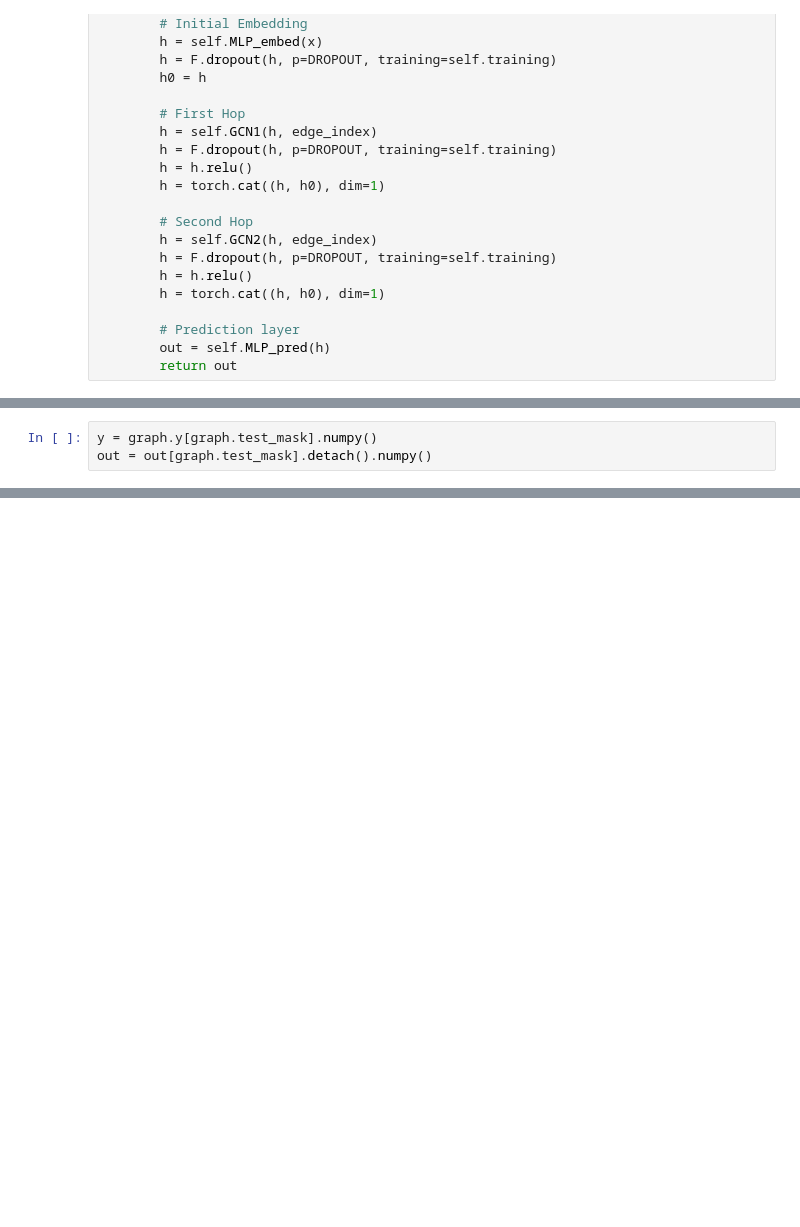
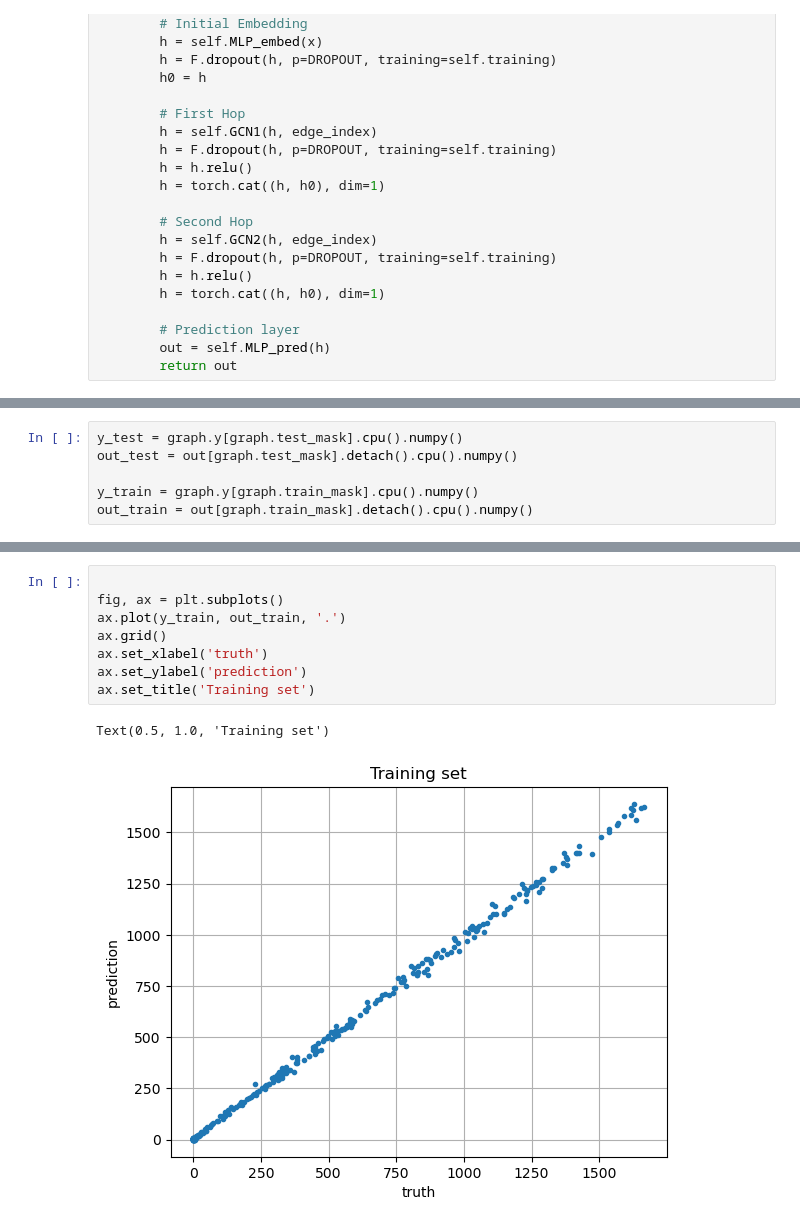
Before and after one commit to hwunrow/cgnn, a Jupyter notebook: src/Untitled.ipynb, the cells around one changed output, grey strips where cells are left out. Drawn from its saved outputs; the diff is of its cells as text; blank space fills up the shorter version.

```diff
--- a/src/Untitled.ipynb
+++ b/src/Untitled.ipynb
@@ -465,3 +525,6 @@ tensor(31223.9219, grad_fn=<MseLossBackward0>)
 # %%
-y = graph.y[graph.test_mask].numpy()
-out = out[graph.test_mask].detach().numpy()
+y_test = graph.y[graph.test_mask].cpu().numpy()
+out_test = out[graph.test_mask].detach().cpu().numpy()
+
+y_train = graph.y[graph.train_mask].cpu().numpy()
+out_train = out[graph.train_mask].detach().cpu().numpy()
@@ -488,0 +542,11 @@ ax.grid()
+# %%
+
+fig, ax = plt.subplots()
+ax.plot(y_train, out_train, '.')
+ax.grid()
+ax.set_xlabel('truth')
+ax.set_ylabel('prediction')
+ax.set_title('Training set')
+# %% [output]
+Text(0.5, 1.0, 'Training set')
+[figure, added]
```
Also changed, not shown: parts of 27 cells of this notebook.
